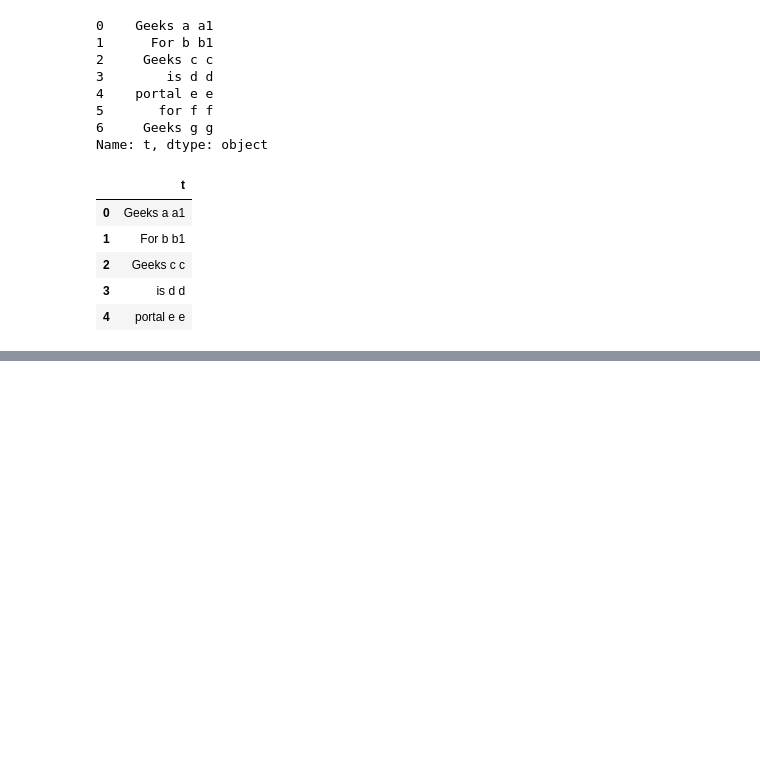
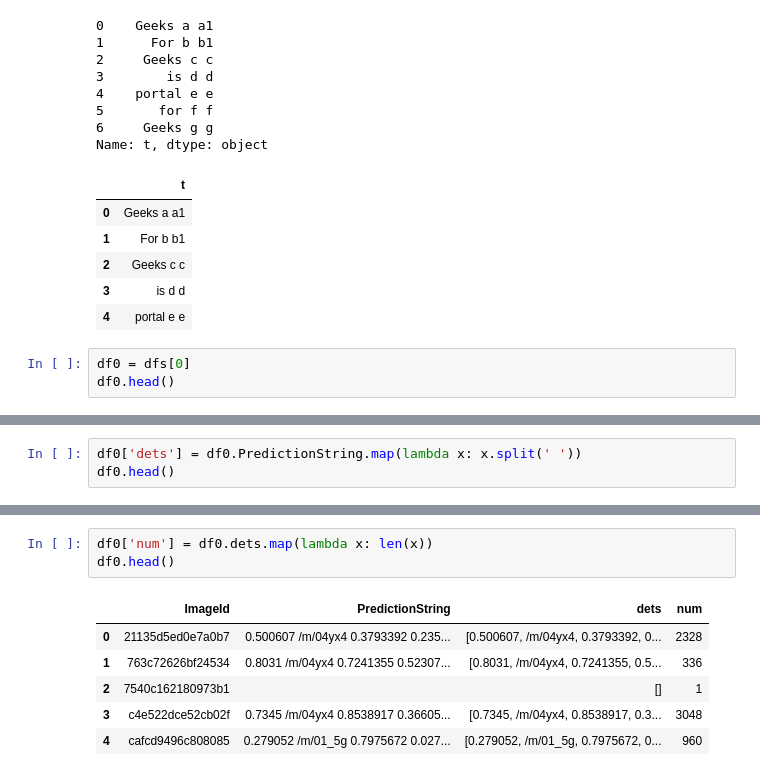
Before and after one commit to chicm/open-images-vrd, a Jupyter notebook: notebooks/merge_df.ipynb, the cells around one changed output, grey strips where cells are left out. Saved outputs shown, nothing was run; the diff lists cells and outputs as text; blank space fills up the shorter version.

```diff
--- a/notebooks/merge_df.ipynb
+++ b/notebooks/merge_df.ipynb
@@ -137,3 +158,6 @@ Name: t, dtype: object
 | 2 | Geeks c c |
 | 3 | is d d |
 | 4 | portal e e |
+# %%
+df0 = dfs[0]
+df0.head()
@@ -139,0 +171,3 @@ Name: t, dtype: object
+# %%
+df0['dets'] = df0.PredictionString.map(lambda x: x.split(' '))
+df0.head()
@@ -139,0 +181,10 @@ Name: t, dtype: object
+# %%
+df0['num'] = df0.dets.map(lambda x: len(x))
+df0.head()
+# %% [output]
+|  | ImageId | PredictionString | dets | num |
+| 0 | 21135d5ed0e7a0b7 | 0.500607 /m/04yx4 0.3793392 0.235... | [0.500607, /m/04yx4, 0.3793392, 0... | 2328 |
+| 1 | 763c72626bf24534 | 0.8031 /m/04yx4 0.7241355 0.52307... | [0.8031, /m/04yx4, 0.7241355, 0.5... | 336 |
+| 2 | 7540c162180973b1 |  | [] | 1 |
+| 3 | c4e522dce52cb02f | 0.7345 /m/04yx4 0.8538917 0.36605... | [0.7345, /m/04yx4, 0.8538917, 0.3... | 3048 |
+| 4 | cafcd9496c808085 | 0.279052 /m/01_5g 0.7975672 0.027... | [0.279052, /m/01_5g, 0.7975672, 0... | 960 |
```
Also changed, not shown: parts of 20 cells of this notebook, 10 other files.
